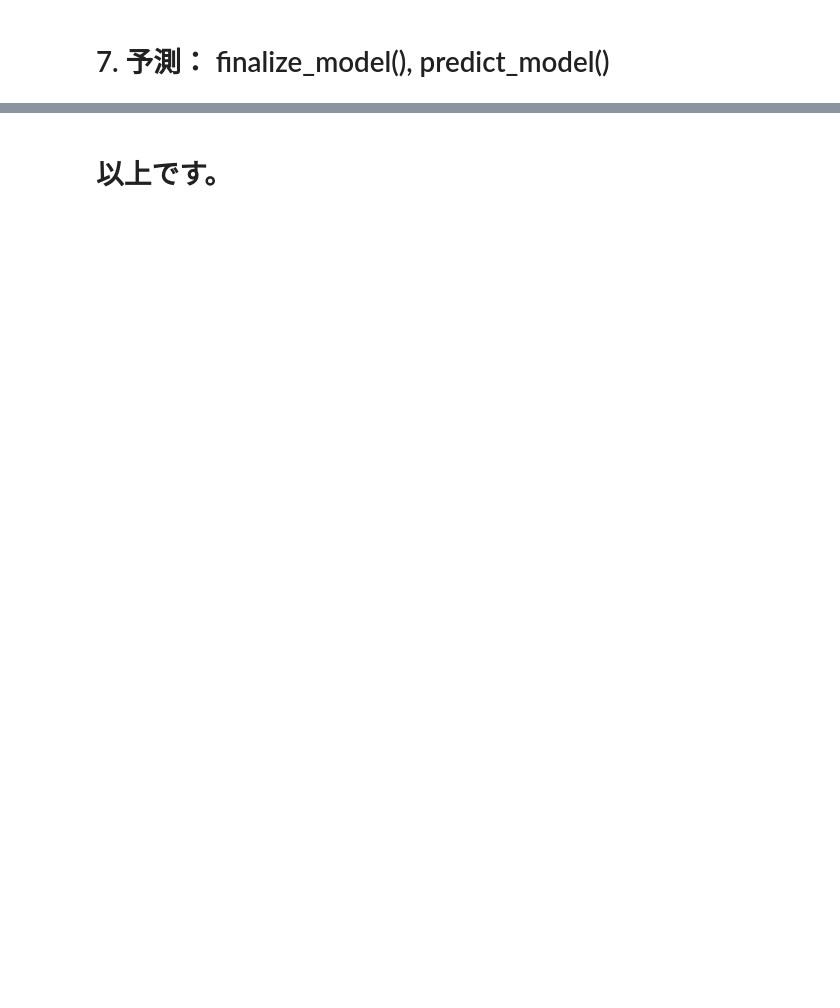
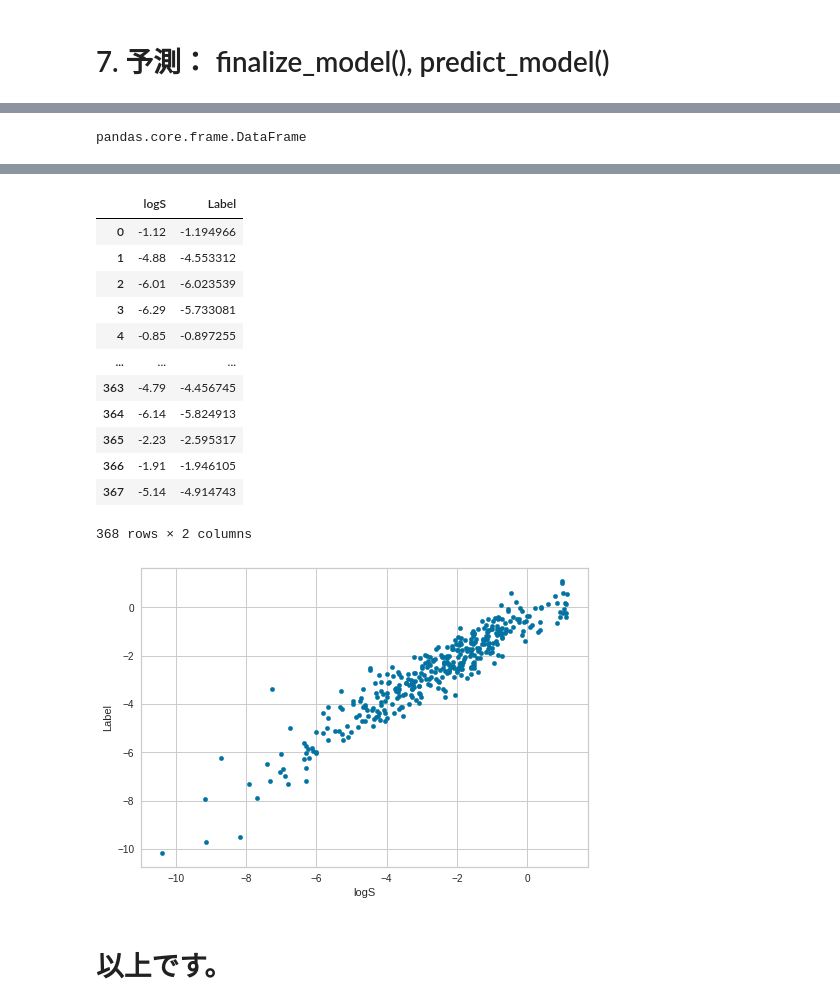
Before and after one commit to chemoinformatics-lecture/lecture-beginner, a Jupyter notebook: lesson07_automl/lecture_note_regression_colab.ipynb, the cells around one changed output, grey strips where cells are left out. Cells and saved outputs as stored; diff of their text form; code cells hidden in the pictures; blank space fills up the shorter version.

```diff
--- a/lesson07_automl/lecture_note_regression_colab.ipynb
+++ b/lesson07_automl/lecture_note_regression_colab.ipynb
@@ -130,4 +251,4 @@ plot_model('xgboost')
 # %% [markdown]
 # 3. 分析モデルの生成： create_model()
 # %%
-lr = create_model('rf')
+lr = create_model('xgboost')
@@ -134,4 +283,4 @@ lr = create_model('rf')
 # %% [markdown]
 # 4. チューニング： tune_model()
 # %%
-tuned_lr = tune_model(lr)
+tuned_lr = tune_model(lr, optimize = "r2", fold = 3, n_iter = 5)
@@ -152,2 +366,4 @@ unseen_predictions.head()
 # %%
 type(unseen_predictions)
+# %% [output]
+pandas.core.frame.DataFrame
@@ -155,0 +370,6 @@ unseen_predictions[['medv', 'Label']]
+# %%
+unseen_predictions = predict_model(final_lr)
+# %%
+unseen_predictions[['logS', 'Label']].plot(kind='scatter', x='logS', y='Label')
+unseen_predictions[['logS', 'Label']]
+# %% [output]
@@ -156,2 +377,16 @@ unseen_predictions[['medv', 'Label']]
+|  | logS | Label |
+| 0 | -1.12 | -1.194966 |
+| 1 | -4.88 | -4.553312 |
+| 2 | -6.01 | -6.023539 |
+| 3 | -6.29 | -5.733081 |
+| 4 | -0.85 | -0.897255 |
+| ... | ... | ... |
+| 363 | -4.79 | -4.456745 |
+| 364 | -6.14 | -5.824913 |
+| 365 | -2.23 | -2.595317 |
+| 366 | -1.91 | -1.946105 |
+| 367 | -5.14 | -4.914743 |
+368 rows × 2 columns
+[figure, added]
 # %% [markdown]
 # 以上です。
```
Also changed, not shown: parts of 22 cells of this notebook.
